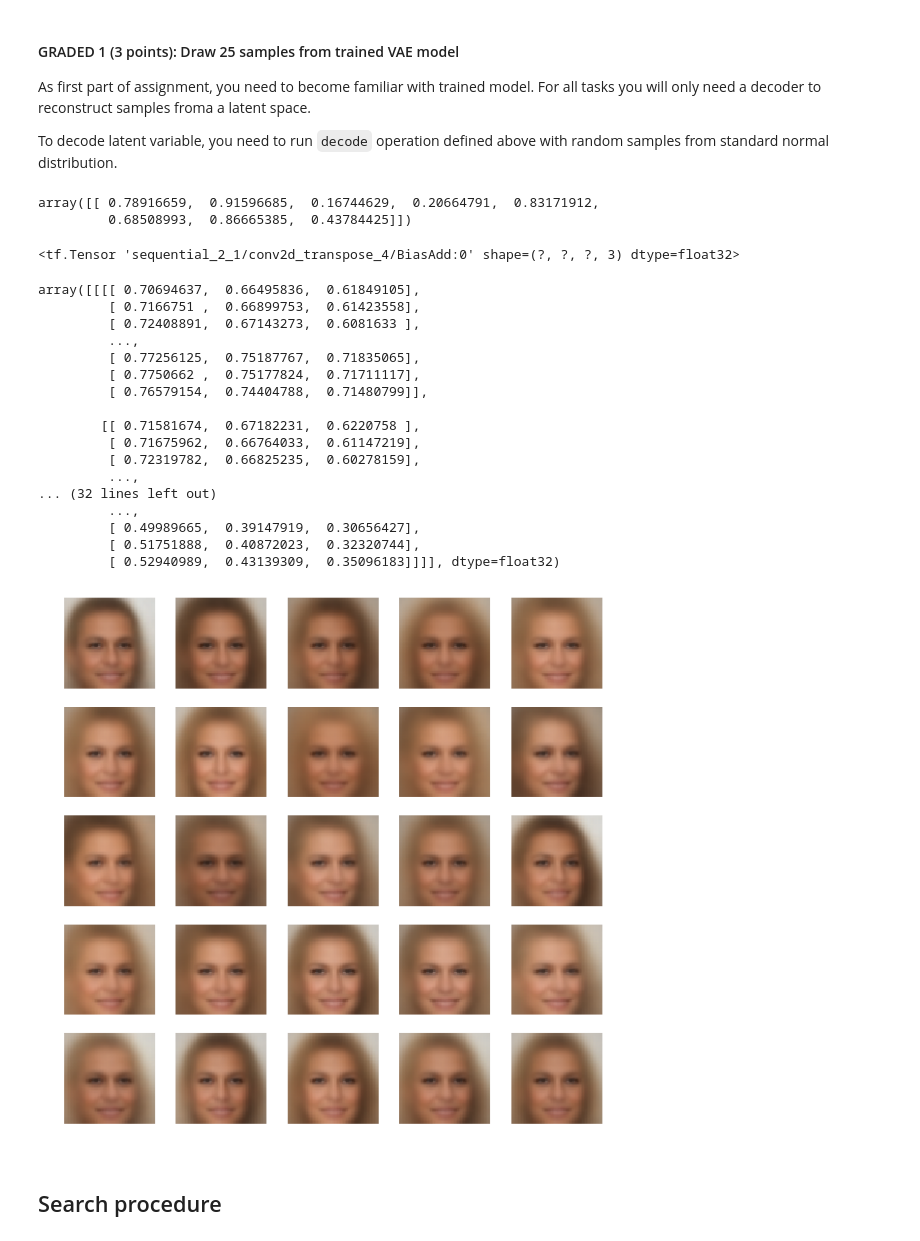
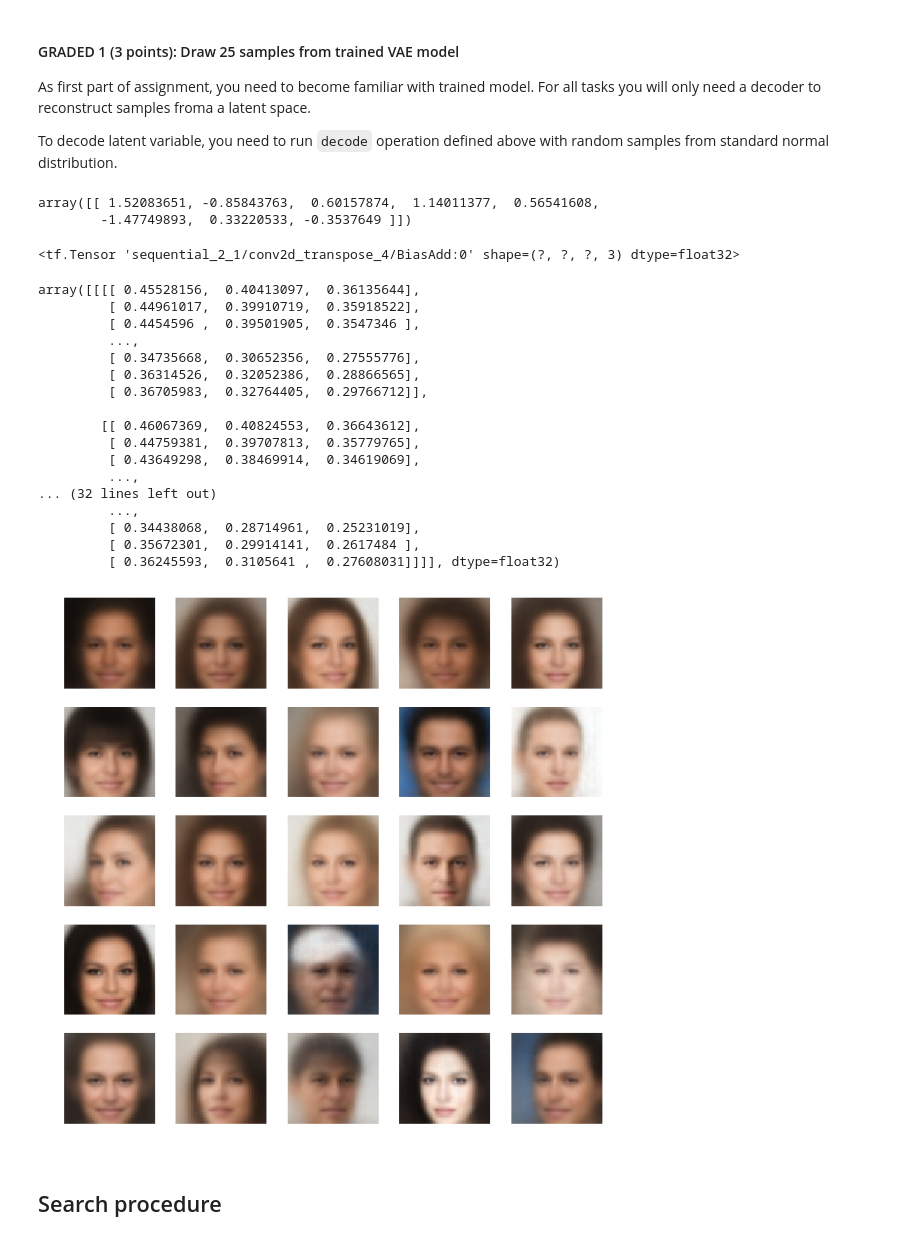
Before and after one commit to wesen/bayesian-methods, a Jupyter notebook: week6/Coursera-BMML-Final-project/Coursera BMML, Final project.ipynb, the cells around one changed output. Cells and saved outputs as stored; diff of their text form; code cells hidden in the pictures.

````diff
--- a/week6/Coursera-BMML-Final-project/Coursera BMML, Final project.ipynb
+++ b/week6/Coursera-BMML-Final-project/Coursera BMML, Final project.ipynb
@@ -68,45 +68,45 @@ As first part of assignment, you need to become familiar with trained model. For
 
 To decode latent variable, you need to run ```decode``` operation defined above with random samples from standard normal distribution.
 # %%
-np.random.uniform(size=(1,8))
+np.random.normal(size=(1,8))
 # %% [output]
-array([[ 0.78916659,  0.91596685,  0.16744629,  0.20664791,  0.83171912,
-         0.68508993,  0.86665385,  0.43784425]])
+array([[ 1.52083651, -0.85843763,  0.60157874,  1.14011377,  0.56541608,
+        -1.47749893,  0.33220533, -0.3537649 ]])
 # %%
 decode
 # %% [output]
 <tf.Tensor 'sequential_2_1/conv2d_transpose_4/BiasAdd:0' shape=(?, ?, ?, 3) dtype=float32>
 # %%
-sess.run(decode, feed_dict={latent_placeholder: np.random.uniform(size=(1,8))})
+sess.run(decode, feed_dict={latent_placeholder: np.random.normal(size=(1,8))})
 # %% [output]
-array([[[[ 0.70694637,  0.66495836,  0.61849105],
-         [ 0.7166751 ,  0.66899753,  0.61423558],
-         [ 0.72408891,  0.67143273,  0.6081633 ],
+array([[[[ 0.45528156,  0.40413097,  0.36135644],
+         [ 0.44961017,  0.39910719,  0.35918522],
+         [ 0.4454596 ,  0.39501905,  0.3547346 ],
          ...,
-         [ 0.77256125,  0.75187767,  0.71835065],
-         [ 0.7750662 ,  0.75177824,  0.71711117],
-         [ 0.76579154,  0.74404788,  0.71480799]],
+         [ 0.34735668,  0.30652356,  0.27555776],
+         [ 0.36314526,  0.32052386,  0.28866565],
+         [ 0.36705983,  0.32764405,  0.29766712]],
 
-        [[ 0.71581674,  0.67182231,  0.6220758 ],
-         [ 0.71675962,  0.66764033,  0.61147219],
-         [ 0.72319782,  0.66825235,  0.60278159],
+        [[ 0.46067369,  0.40824553,  0.36643612],
+         [ 0.44759381,  0.39707813,  0.35779765],
+         [ 0.43649298,  0.38469914,  0.34619069],
          ...,
 ... (32 lines left out)
          ...,
-         [ 0.49989665,  0.39147919,  0.30656427],
-         [ 0.51751888,  0.40872023,  0.32320744],
-         [ 0.52940989,  0.43139309,  0.35096183]]]], dtype=float32)
+         [ 0.34438068,  0.28714961,  0.25231019],
+         [ 0.35672301,  0.29914141,  0.2617484 ],
+         [ 0.36245593,  0.3105641 ,  0.27608031]]]], dtype=float32)
 # %%
 ### TODO: Draw 25 samples from VAE here
 plt.figure(figsize=(10, 10))
 for i in range(25):
     plt.subplot(5, 5, i+1)
-    latent_vars = np.random.uniform(size=(1,8))
+    latent_vars = np.random.normal(size=(1,8))
     image = sess.run(decode, feed_dict={latent_placeholder: latent_vars})[0]
     plt.imshow(np.clip(image, 0, 1))
     plt.axis('off')
 # %% [output]
-[figure, old version]
+[figure, new version]
 # %% [markdown]
 ## Search procedure
 # %% [markdown]
````
Also changed, not shown: parts of 10 cells of this notebook, 1 other file.
